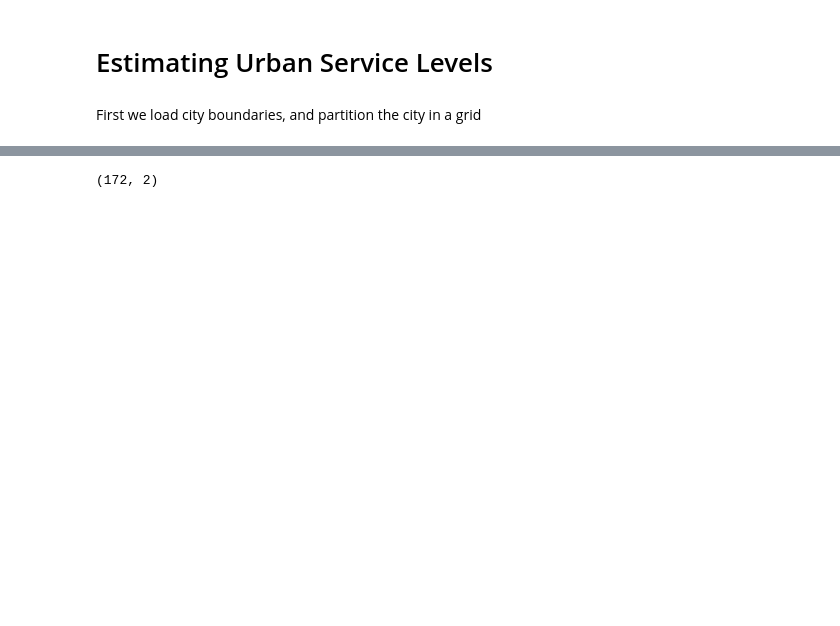
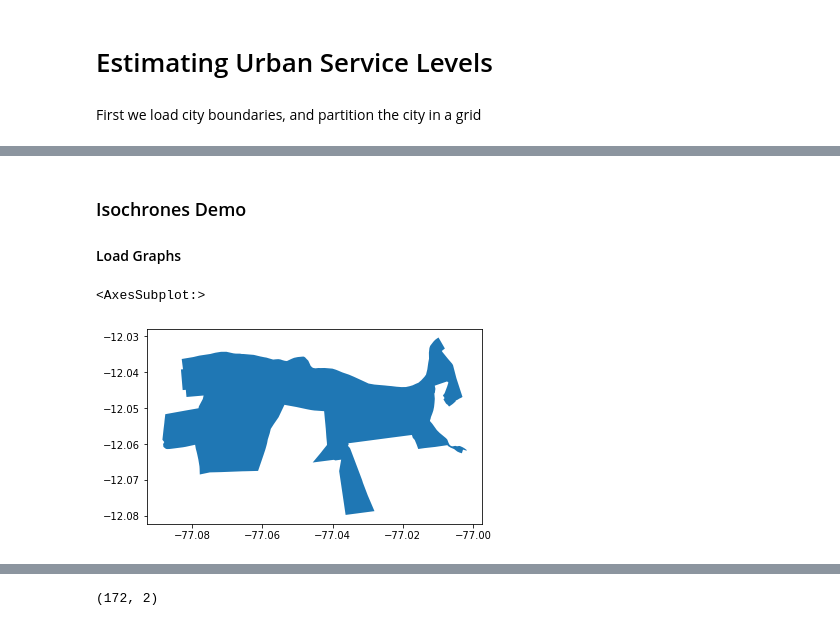
Before and after one commit to EL-BID/urbanpy, a Jupyter notebook: notebooks/UrbanServiceLevels.ipynb, the cells around one changed output, grey strips where cells are left out. Drawn from its saved outputs; the diff is of its cells as text; code cells hidden in the pictures; blank space fills up the shorter version.

```diff
--- a/notebooks/UrbanServiceLevels.ipynb
+++ b/notebooks/UrbanServiceLevels.ipynb
@@ -12,2 +21,11 @@ import numpy as np
+# %% [markdown]
+### Isochrones Demo
+
+#### Load Graphs
 # %%
-lima_boundaries = up.download.nominatim_osm('lima, peru')
+lima_boundaries = up.download.nominatim_osm('Lima, Peru', 3)
+# %%
+lima_boundaries.plot()
+# %% [output]
+<AxesSubplot:>
+[figure, added]
```
Also changed, not shown: parts of 39 cells of this notebook, 1 other file.
